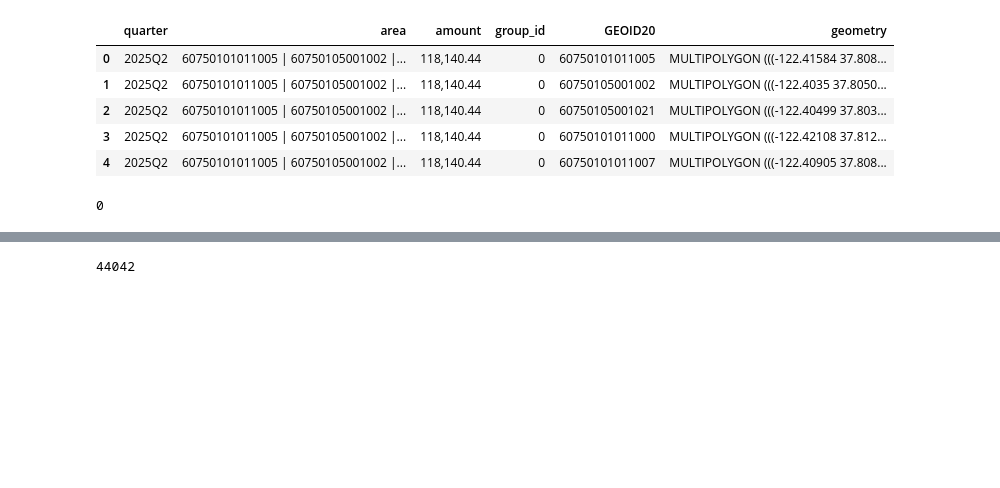
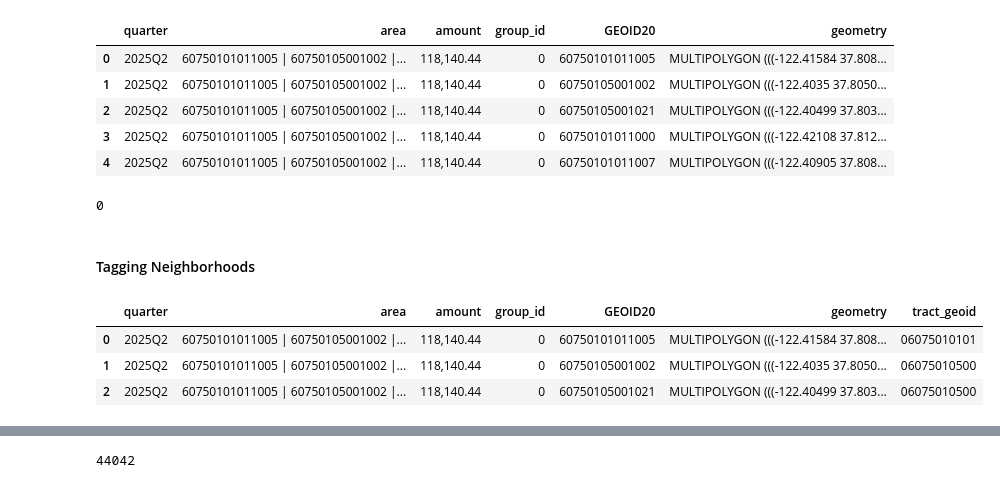
Before and after one commit to MissionLocal/2025-graphics, a Jupyter notebook: docs/sales-tax-2025/sales-tax-data.ipynb, the cells around one changed output, grey strips where cells are left out. Saved outputs shown, nothing was run; the diff lists cells and outputs as text; code cells hidden in the pictures; blank space fills up the shorter version.

```diff
--- a/docs/sales-tax-2025/sales-tax-data.ipynb
+++ b/docs/sales-tax-2025/sales-tax-data.ipynb
@@ -121,3 +121,13 @@ gdf_sales.head()
 gdf_sales["geometry"].isna().sum()
 # %% [output]
 0
+# %% [markdown]
+#### Tagging Neighborhoods
+# %%
+gdf_sales["tract_geoid"] = "06075" + gdf_sales["GEOID20"].str.slice(4, 10)
+gdf_sales.head(3)
+# %% [output]
+|  | quarter | area | amount | group_id | GEOID20 | geometry | tract_geoid |
+| 0 | 2025Q2 | 60750101011005 | 60750105001002 |... | 118,140.44 | 0 | 60750101011005 | MULTIPOLYGON (((-122.41584 37.808... | 06075010101 |
+| 1 | 2025Q2 | 60750101011005 | 60750105001002 |... | 118,140.44 | 0 | 60750105001002 | MULTIPOLYGON (((-122.4035 37.8050... | 06075010500 |
+| 2 | 2025Q2 | 60750101011005 | 60750105001002 |... | 118,140.44 | 0 | 60750105001021 | MULTIPOLYGON (((-122.40499 37.803... | 06075010500 |
```
Also changed, not shown: parts of 9 cells of this notebook, 9 other files.
